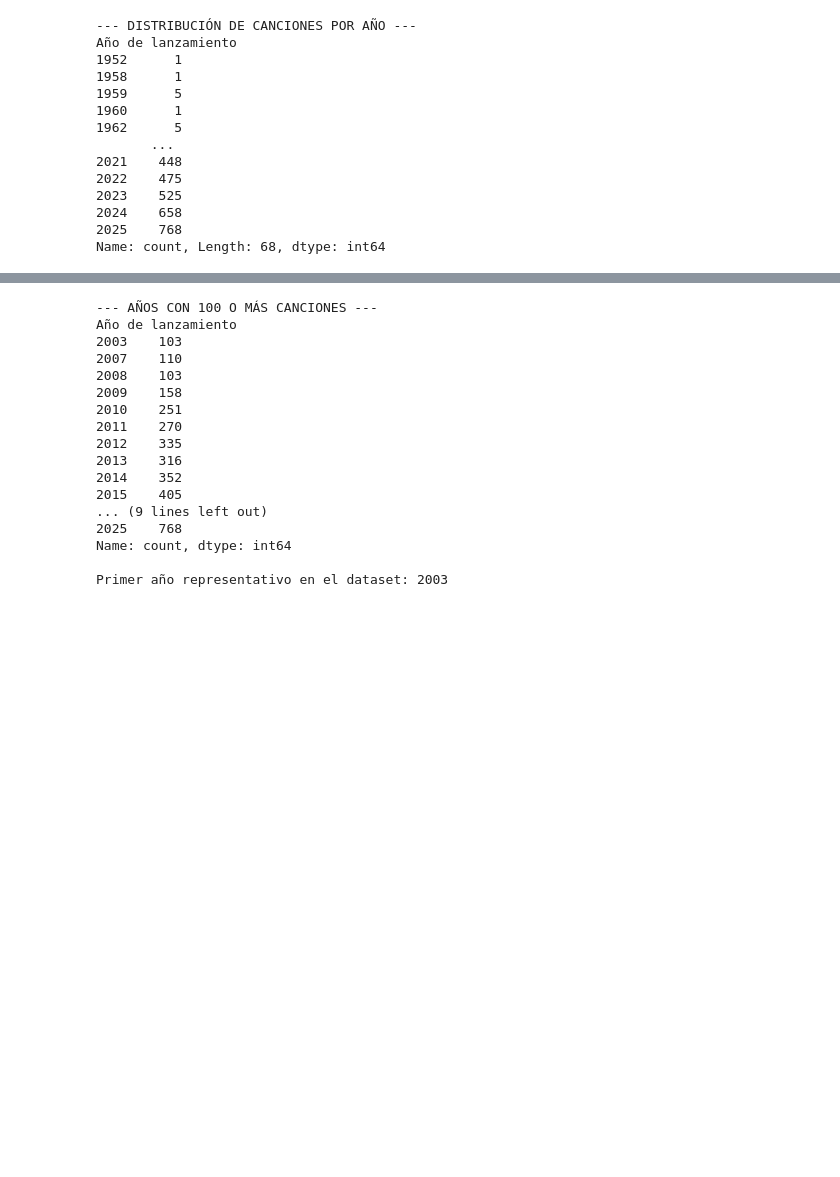
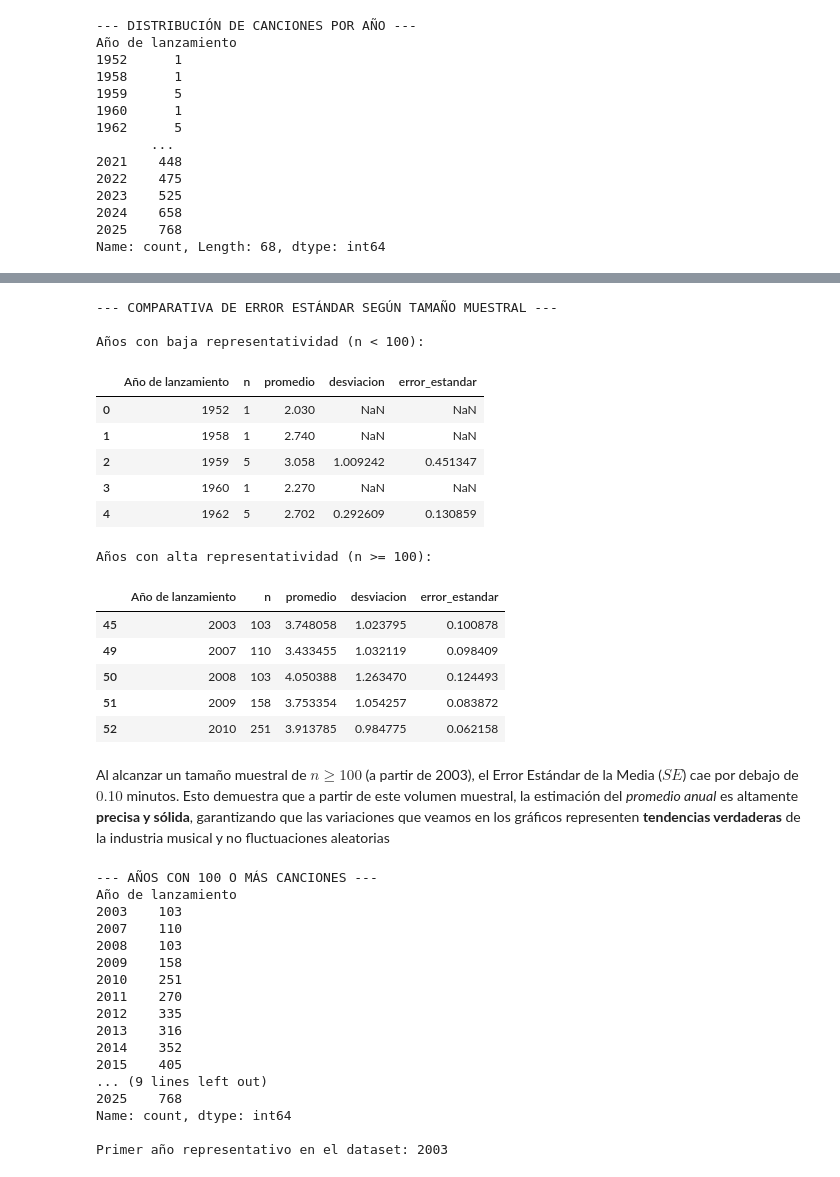
Before and after one commit to OjedaRocio/TP-Grupal-Laboratorio-2C-2026, a Jupyter notebook: TP_Grupal.ipynb, the cells around one changed output, grey strips where cells are left out. Saved outputs shown, nothing was run; the diff lists cells and outputs as text; code cells hidden in the pictures; blank space fills up the shorter version.

```diff
--- a/TP_Grupal.ipynb
+++ b/TP_Grupal.ipynb
@@ -340,3 +349,42 @@ Name: count, Length: 68, dtype: int64
+# %%
+# 1. Agrupar por año y calcular tamaño muestral (n), desviación estándar (s) y Error Estándar (SE)
+estadisticas_anios = df.groupby("Año de lanzamiento")["Duración (minutos)"].agg(
+    n="count",
+    promedio="mean",
+    desviacion="std"
+).reset_index()
+
+# 2. Calcular el Error Estándar de la Media (SE = std / sqrt(n))
+import numpy as np
+estadisticas_anios["error_estandar"] = estadisticas_anios["desviacion"] / np.sqrt(estadisticas_anios["n"])
+
+# 3. Mostrar comparativa entre años de baja densidad (n < 100) y alta densidad (n >= 100)
+print("--- COMPARATIVA DE ERROR ESTÁNDAR SEGÚN TAMAÑO MUESTRAL ---")
+print("\nAños con baja representatividad (n < 100):")
+display(estadisticas_anios[estadisticas_anios["n"] < 100].head(5))
+
+print("\nAños con alta representatividad (n >= 100):")
+display(estadisticas_anios[estadisticas_anios["n"] >= 100].head(5))
+# %% [output]
+--- COMPARATIVA DE ERROR ESTÁNDAR SEGÚN TAMAÑO MUESTRAL ---
+
+Años con baja representatividad (n < 100):
+|  | Año de lanzamiento | n | promedio | desviacion | error_estandar |
+| 0 | 1952 | 1 | 2.030 | NaN | NaN |
+| 1 | 1958 | 1 | 2.740 | NaN | NaN |
+| 2 | 1959 | 5 | 3.058 | 1.009242 | 0.451347 |
+| 3 | 1960 | 1 | 2.270 | NaN | NaN |
+| 4 | 1962 | 5 | 2.702 | 0.292609 | 0.130859 |
+Años con alta representatividad (n >= 100):
+|  | Año de lanzamiento | n | promedio | desviacion | error_estandar |
+| 45 | 2003 | 103 | 3.748058 | 1.023795 | 0.100878 |
+| 49 | 2007 | 110 | 3.433455 | 1.032119 | 0.098409 |
+| 50 | 2008 | 103 | 4.050388 | 1.263470 | 0.124493 |
+| 51 | 2009 | 158 | 3.753354 | 1.054257 | 0.083872 |
+| 52 | 2010 | 251 | 3.913785 | 0.984775 | 0.062158 |
+# %% [markdown]
+Al alcanzar un tamaño muestral de $n \ge 100$ (a partir de 2003), el Error Estándar de la Media ($SE$) cae por debajo de $0.10$ minutos.
+Esto demuestra que a partir de este volumen muestral, la estimación del *promedio anual* es altamente **precisa y sólida**, garantizando que las variaciones que veamos en los gráficos representen **tendencias verdaderas** de la industria musical y no fluctuaciones aleatorias
 # %%
 # 1. Contar canciones por año
 conteo_anios = df["Año de lanzamiento"].value_counts().sort_index()
```
Also changed, not shown: parts of 14 cells of this notebook.
